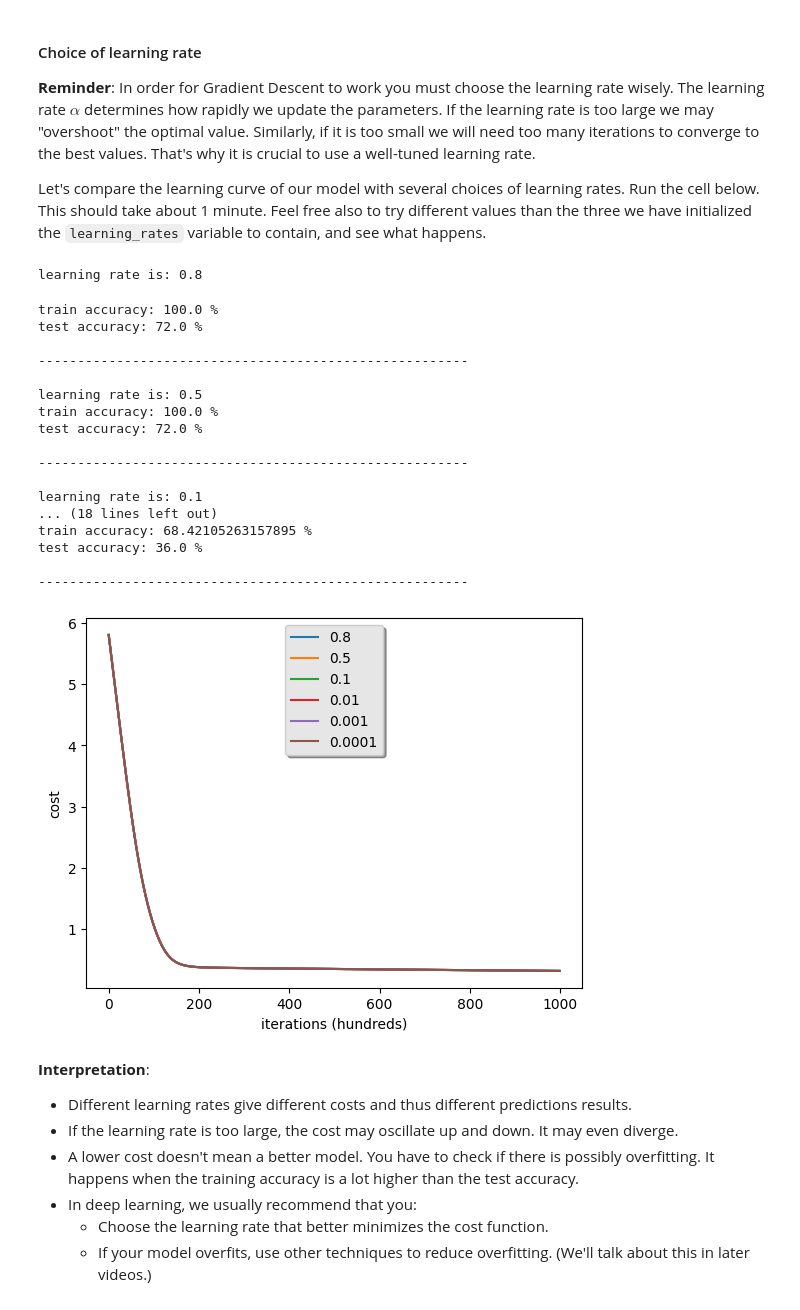
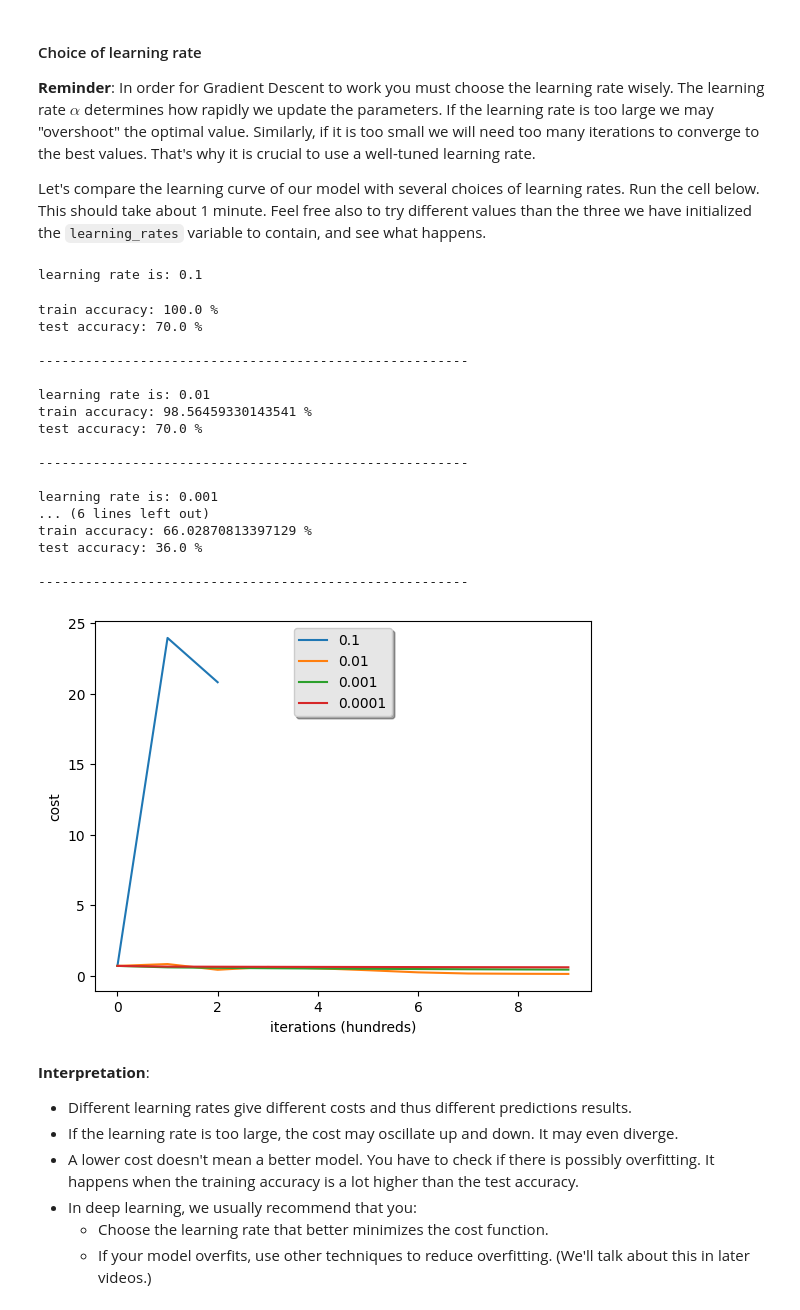
Before and after one commit to muellevin/ML_CV, a Jupyter notebook: Logistic_regression/Logistic_Regression_with_a_Neural_Network_mindset.ipynb, the cells around one changed output. Drawn from its saved outputs; the diff is of its cells as text; code cells hidden in the pictures.

```diff
--- a/Logistic_regression/Logistic_Regression_with_a_Neural_Network_mindset.ipynb
+++ b/Logistic_regression/Logistic_Regression_with_a_Neural_Network_mindset.ipynb
@@ -357,9 +357,9 @@ def propagate(w: np.ndarray, b, X, Y):
     dw = sample_factor * np.dot(X, (A - Y).T)
     ### END CODE HERE ###
 
-    # assert(dw.shape == w.shape)
-    # assert(db.dtype == float)
-    # assert(cost.shape == ())
+    assert(dw.shape == w.shape)
+    assert(db.dtype == float)
+    assert(cost.shape == ())
 
     grads = {"dw": dw,
              "db": db}
@@ -438,10 +438,11 @@ def optimize(w, b, X, Y, num_iterations, learning_rate, print_cost = False):
         db = grads["db"]
         w -= learning_rate * dw
         b -= learning_rate * db
-        costs.append(cost)
 
-        if print_cost and iteration % 100 == 0:
-            print("current loss is: [{cost}]")
+        if iteration % 100 == 0:
+            costs.append(cost)
+            if print_cost:
+                print("current loss is: [{cost}]")
     ### END CODE HERE ###
 
     params = {"w": w,
@@ -588,7 +589,7 @@ def model(X_train, Y_train, X_test, Y_test, num_iterations = 2000, learning_rate
 
     ### START CODE HERE ###
     w, b = initialize_with_zeros(X_train.shape[0])
-    params, grads, cost = optimize(w, b, X_train, Y_train, num_iterations=num_iterations, learning_rate=learning_rate, print_cost=print_cost)
+    params, grads, costs = optimize(w, b, X_train, Y_train, num_iterations=num_iterations, learning_rate=learning_rate, print_cost=print_cost)
     w = params["w"]
     b = params["b"]
     Y_prediction_train = predict(w, b, X_train)
@@ -663,43 +664,43 @@ In order for Gradient Descent to work you must choose the learning rate wisely.
 
 Let's compare the learning curve of our model with several choices of learning rates. Run the cell below. This should take about 1 minute. Feel free also to try different values than the three we have initialized the `learning_rates` variable to contain, and see what happens.
 # %%
-learning_rates = [0.8, 0.5, 0.1, 0.01, 0.001, 0.0001]
+learning_rates = [ 0.1, 0.01, 0.001, 0.0001]
 models = {}
 for i in learning_rates:
     print ("learning rate is: " + str(i))
-    models[str(i)] = model(train_set_x, train_set_y, test_set_x, test_set_y, num_iterations = 1500, learning_rate = i, print_cost = False)
+    models[str(i)] = model(train_set_x, train_set_y, test_set_x, test_set_y, num_iterations = 1000, learning_rate = i, print_cost = False)
     print ('\n' + "-------------------------------------------------------" + '\n')
 
 for i in learning_rates:
     plt.plot(models[str(i)]["costs"], label= str(models[str(i)]["learning_rate"]))
 
 plt.ylabel('cost')
 plt.xlabel('iterations (hundreds)')
 
 legend = plt.legend(loc='upper center', shadow=True)
 frame = legend.get_frame()
 frame.set_facecolor('0.90')
 plt.show()
 # %% [output]
-learning rate is: 0.8
+learning rate is: 0.1
 train accuracy: 100.0 %
-test accuracy: 72.0 %
+test accuracy: 70.0 %
 
 -------------------------------------------------------
 
-learning rate is: 0.5
-train accuracy: 100.0 %
-test accuracy: 72.0 %
+learning rate is: 0.01
+train accuracy: 98.56459330143541 %
+test accuracy: 70.0 %
 
 -------------------------------------------------------
 
-learning rate is: 0.1
-... (18 lines left out)
-train accuracy: 68.42105263157895 %
+learning rate is: 0.001
+... (6 lines left out)
+train accuracy: 66.02870813397129 %
 test accuracy: 36.0 %
 
 -------------------------------------------------------
-[figure, old version]
+[figure, new version]
 # %% [markdown]
 **Interpretation**:
 - Different learning rates give different costs and thus different predictions results.
```
Also changed, not shown: parts of 2 cells of this notebook, 7 other files.
